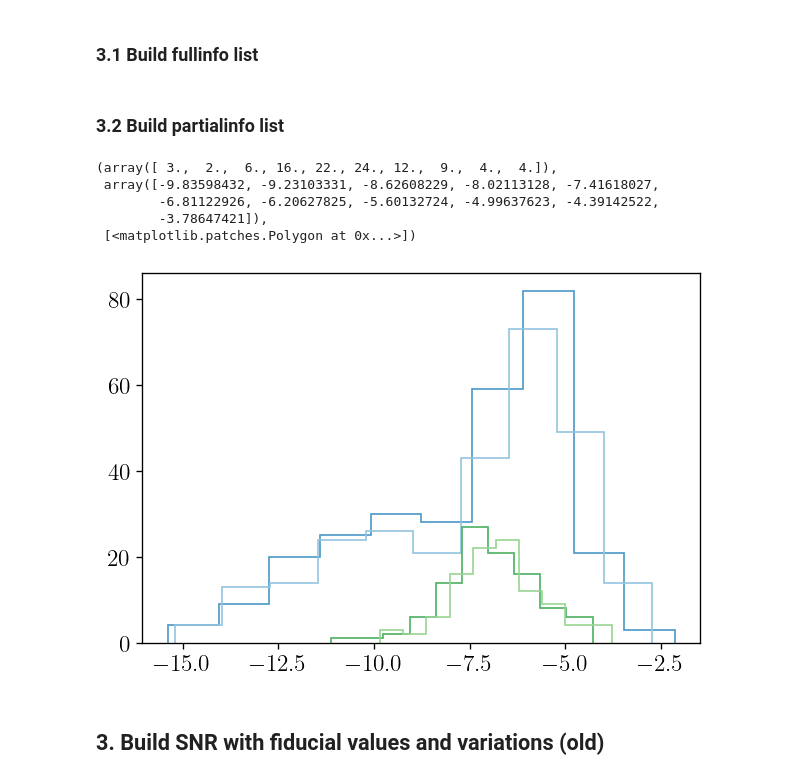
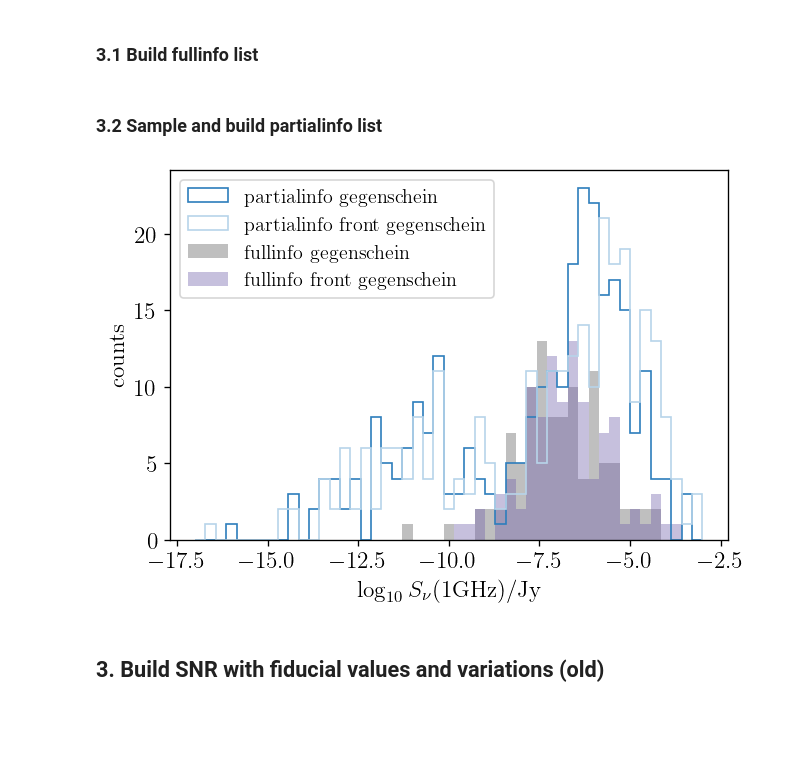
Before and after one commit to yitiansun/axion-mirror, a Jupyter notebook: notebooks/snr.ipynb, the cells around one changed output. Cells and saved outputs as stored; diff of their text form; code cells hidden in the pictures; blank space fills up the shorter version.

```diff
--- a/notebooks/snr.ipynb
+++ b/notebooks/snr.ipynb
@@ -114,7 +112,7 @@ for snr in snr_list:
     s += 'O' if snr.t_now_min is not None else '-'
     s += 'O' if snr.t_now_max is not None else '-'
     l += s + ' '
-    if len(l) >= 80:
+    if len(l) >= 120:
         print(l)
         l = ''
 # %% [output]
@@ -172,11 +168,11 @@ with open('../data/snr/Green.txt') as f:
                 snr.si = float(si_str)
             except ValueError:
                 snr.si = si_str
-                varied_str += green_dict['ID']+' '+green_dict['spec_ind']+' '+green_dict['name_oth']+'\n'
+                varied_str += '\n'+green_dict['ID']+' '+green_dict['spec_ind']+' '+green_dict['name_oth']
 
     if cant_find_str == '':
         cant_find_str = 'None.'
-    print('\ncan\'t find: '+cant_find_str)
+    print('can\'t find: '+cant_find_str)
     print(varied_str)
 # %% [output]
 can't find: None.
@@ -264,5 +261,5 @@ for snr in tqdm(snr_list_fullinfo):
     snr.build(rho_DM=rho_NFW, tiop='2', use_lightcurve=True, infer_lightcurve_from_now=True)
 dump_snr_list(snr_list_fullinfo, f"../outputs/snr/snr-fullinfo-lightcurve.json")
 # %% [markdown]
-### 3.2 Build partialinfo list
+### 3.2 Sample and build partialinfo list
 # %%
@@ -296,19 +296,20 @@ for snr in tqdm(snr_list_partialinfo):
 # %%
-plt.hist(np.log10([snr.Sgnu(1000) for snr in snr_list_partialinfo]),
-         histtype='step', color=cms['Blues'](0.6))
-plt.hist(np.log10([snr.Sfgnu(1000) for snr in snr_list_partialinfo]),
-         histtype='step', color=cms['Blues'](0.4))
-plt.hist(np.log10([snr.Sgnu(1000) for snr in snr_list_fullinfo]),
-         histtype='step', color=cms['Greens'](0.6))
-plt.hist(np.log10([snr.Sfgnu(1000) for snr in snr_list_fullinfo]),
-         histtype='step', color=cms['Greens'](0.4))
+snr_list_fullinfo = load_snr_list("../outputs/snr/snr-fullinfo-nolightcurve.json")
+snr_list_partialinfo = load_snr_list("../outputs/snr/partialinfo_samples/partialinfo_0.json")
+
+fig, ax = plt.subplots()
+
+bins = np.linspace(-17, -3, 50)
+
+ax.hist(np.log10([snr.Sgnu(1000) for snr in snr_list_partialinfo]), bins=bins, histtype='step', color=cms['Blues'](0.7), label='partialinfo gegenschein')
+ax.hist(np.log10([snr.Sfgnu(1000) for snr in snr_list_partialinfo]), bins=bins, histtype='step', color=cms['Blues'](0.3), label='partialinfo front gegenschein')
+ax.hist(np.log10([snr.Sgnu(1000) for snr in snr_list_fullinfo]), bins=bins, histtype='bar', color=cms['Greys'](0.7), alpha=0.4, label='fullinfo gegenschein')
+ax.hist(np.log10([snr.Sfgnu(1000) for snr in snr_list_fullinfo]), bins=bins, histtype='bar', color=cms['Purples'](0.7), alpha=0.4, label='fullinfo front gegenschein')
+
+ax.set(xlabel=r'$\log_{10}S_\nu(\mathrm{1GHz})/\mathrm{Jy}$', ylabel='counts')
+ax.legend(loc='upper left');
 # %% [output]
-(array([ 3.,  2.,  6., 16., 22., 24., 12.,  9.,  4.,  4.]),
- array([-9.83598432, -9.23103331, -8.62608229, -8.02113128, -7.41618027,
-        -6.81122926, -6.20627825, -5.60132724, -4.99637623, -4.39142522,
-        -3.78647421]),
- [<matplotlib.patches.Polygon at 0x...>])
-[figure, old version]
+[figure, new version]
 # %% [markdown]
 ## 3. Build SNR with fiducial values and variations (old)
 # %%
```
Also changed, not shown: parts of 5 cells of this notebook, 3 other files.
